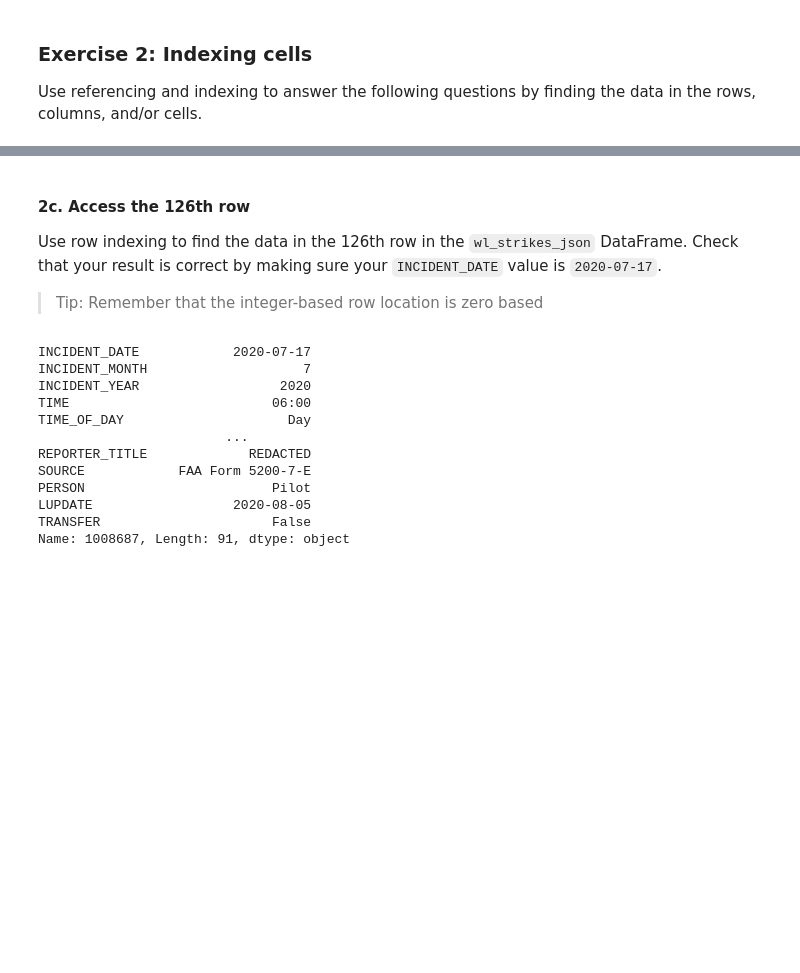
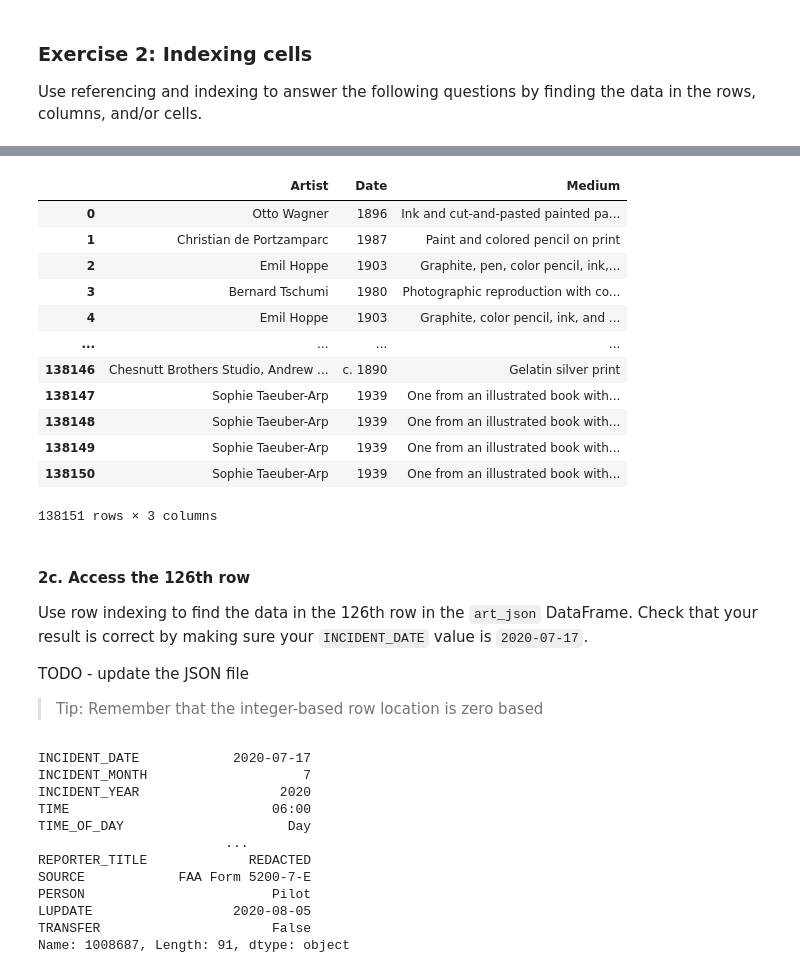
Before and after one commit to ncsu-libraries-data-vis/python-open-labs, a Jupyter notebook: Open_Lab_1_reading_exploring_and_writing_data_with_pandas/new_filled_Open_Lab_1_reading_exploring_and_writing_data_with_pandas.ipynb, the cells around one changed output, grey strips where cells are left out. Cells and saved outputs as stored; diff of their text form; code cells hidden in the pictures; blank space fills up the shorter version.

```diff
--- a/Open_Lab_1_reading_exploring_and_writing_data_with_pandas/new_filled_Open_Lab_1_reading_exploring_and_writing_data_with_pandas.ipynb
+++ b/Open_Lab_1_reading_exploring_and_writing_data_with_pandas/new_filled_Open_Lab_1_reading_exploring_and_writing_data_with_pandas.ipynb
@@ -523,7 +505,27 @@ wl_strikes_csv[['INCIDENT_MONTH', 'INCIDENT_YEAR', 'TIME']]
+# %%
+# 2b. Print the columns from the data for the artist, the date of the artwork, and the medium
+# (`Artist`, `Date`, and `Medium`)
+art_csv[["Artist", "Date", "Medium"]]
+# %% [output]
+|  | Artist | Date | Medium |
+| 0 | Otto Wagner | 1896 | Ink and cut-and-pasted painted pa... |
+| 1 | Christian de Portzamparc | 1987 | Paint and colored pencil on print |
+| 2 | Emil Hoppe | 1903 | Graphite, pen, color pencil, ink,... |
+| 3 | Bernard Tschumi | 1980 | Photographic reproduction with co... |
+| 4 | Emil Hoppe | 1903 | Graphite, color pencil, ink, and ... |
+| ... | ... | ... | ... |
+| 138146 | Chesnutt Brothers Studio, Andrew ... | c. 1890 | Gelatin silver print |
+| 138147 | Sophie Taeuber-Arp | 1939 | One from an illustrated book with... |
+| 138148 | Sophie Taeuber-Arp | 1939 | One from an illustrated book with... |
+| 138149 | Sophie Taeuber-Arp | 1939 | One from an illustrated book with... |
+| 138150 | Sophie Taeuber-Arp | 1939 | One from an illustrated book with... |
+138151 rows × 3 columns
 # %% [markdown]
 #### 2c. Access the 126th row
 
-Use row indexing to find the data in the 126th row in the `wl_strikes_json` DataFrame. Check that your result is correct by making sure your `INCIDENT_DATE` value is `2020-07-17`.
+Use row indexing to find the data in the 126th row in the `art_json` DataFrame. Check that your result is correct by making sure your `INCIDENT_DATE` value is `2020-07-17`.
+
+TODO - update the JSON file
 
 > Tip: Remember that the integer-based row location is zero based
 # %%
```
Also changed, not shown: parts of 10 cells of this notebook.
